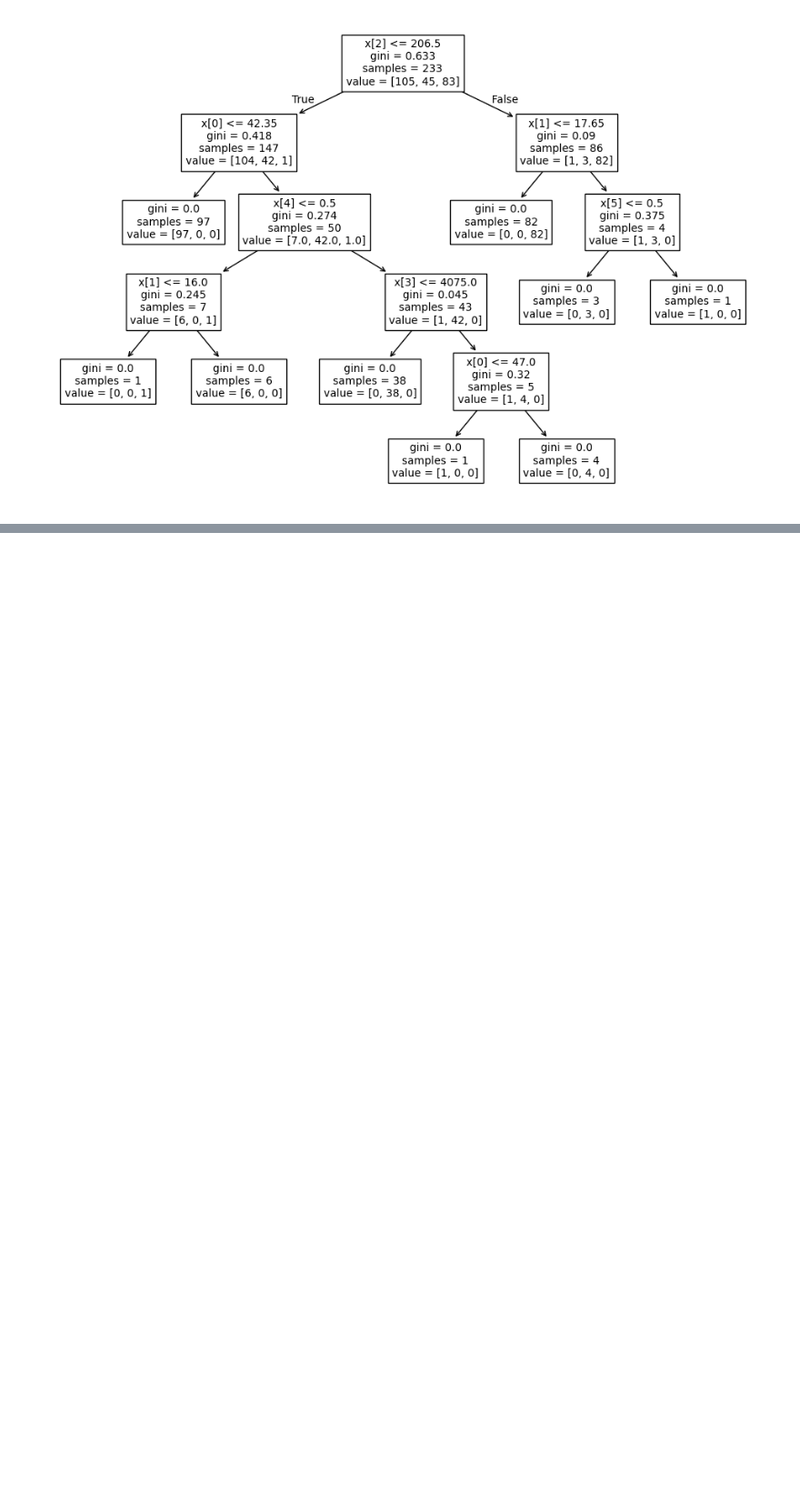
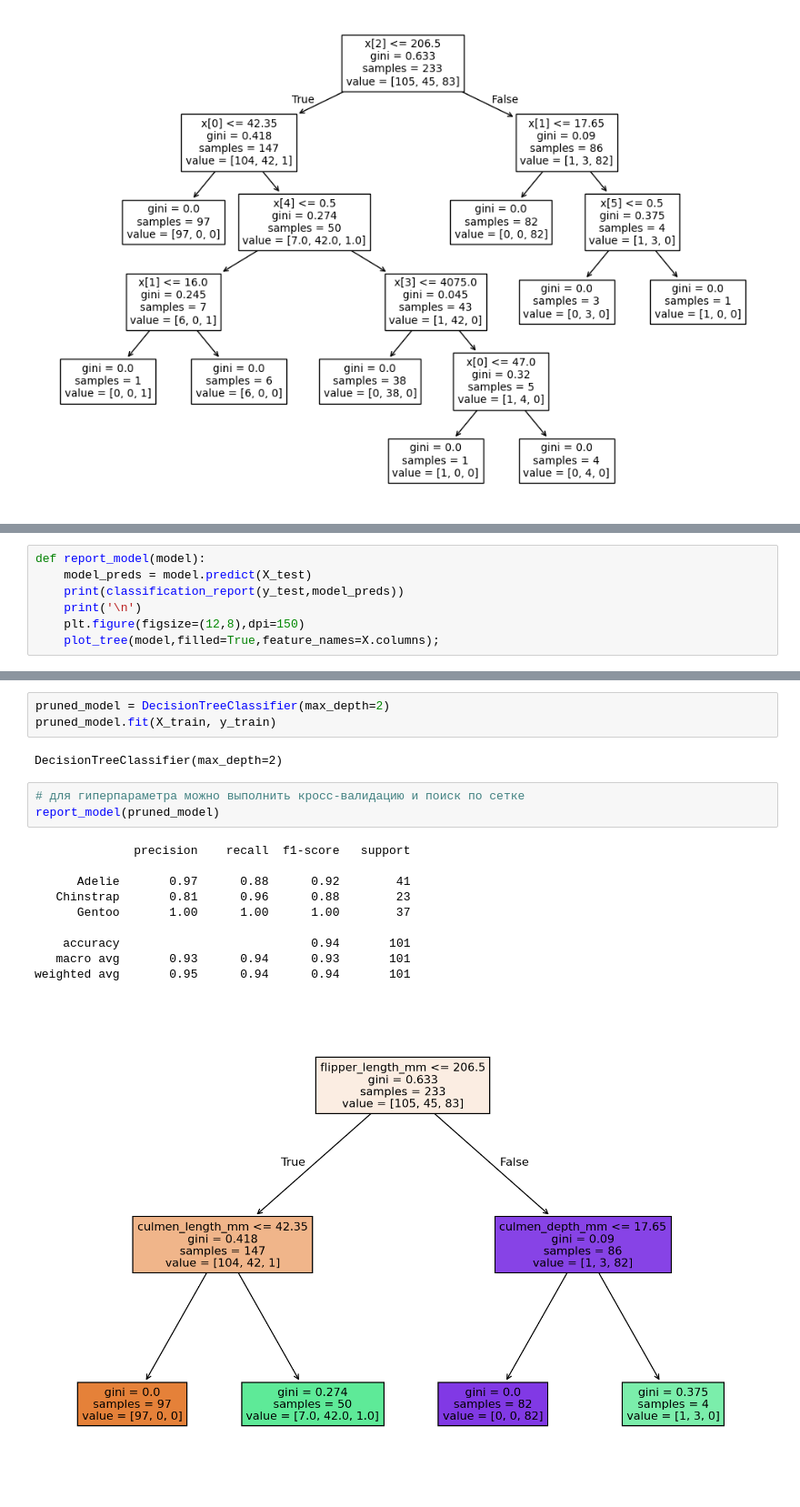
Before and after one commit to AlexTmbMifi/ML_basic, a Jupyter notebook: DecisionTree/DecisionTree.ipynb, the cells around one changed output, grey strips where cells are left out. Shown at 91% size. Cells and saved outputs as stored; diff of their text form; blank space fills up the shorter version.

```diff
--- a/DecisionTree/DecisionTree.ipynb
+++ b/DecisionTree/DecisionTree.ipynb
@@ -207,0 +208,7 @@ plot_tree(model,filled=True,feature_names=X.columns);
+# %%
+def report_model(model):
+    model_preds = model.predict(X_test)
+    print(classification_report(y_test,model_preds))
+    print('\n')
+    plt.figure(figsize=(12,8),dpi=150)
+    plot_tree(model,filled=True,feature_names=X.columns);
@@ -207,0 +228,19 @@ plot_tree(model,filled=True,feature_names=X.columns);
+# %%
+pruned_model = DecisionTreeClassifier(max_depth=2)
+pruned_model.fit(X_train, y_train)
+# %% [output]
+DecisionTreeClassifier(max_depth=2)
+# %%
+# для гиперпараметра можно выполнить кросс-валидацию и поиск по сетке
+report_model(pruned_model)
+# %% [output]
+              precision    recall  f1-score   support
+
+      Adelie       0.97      0.88      0.92        41
+   Chinstrap       0.81      0.96      0.88        23
+      Gentoo       1.00      1.00      1.00        37
+
+    accuracy                           0.94       101
+   macro avg       0.93      0.94      0.93       101
+weighted avg       0.95      0.94      0.94       101
+[figure, added]
```
Also changed, not shown: parts of 8 cells of this notebook.
